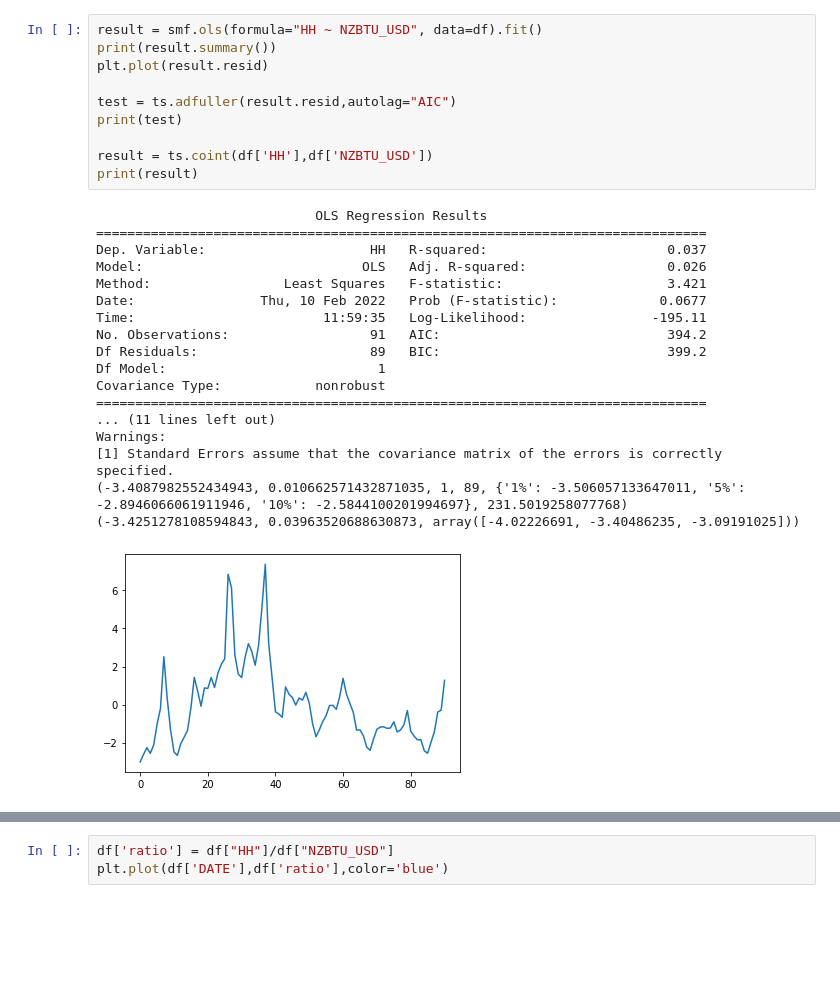
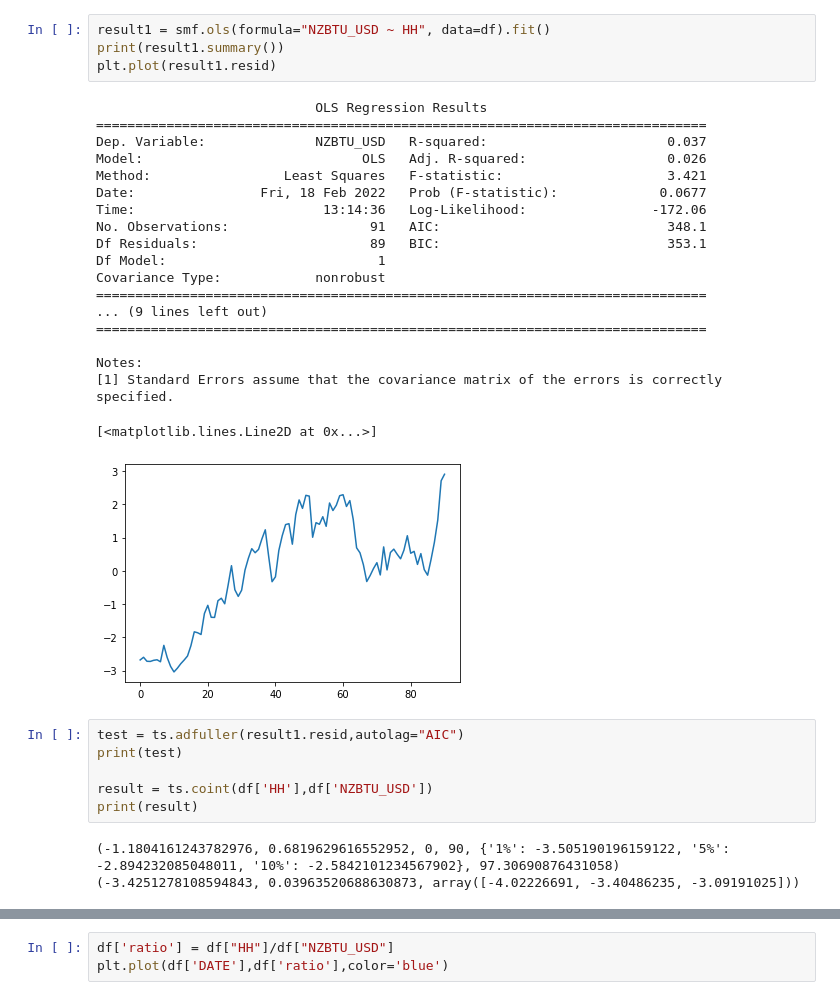
Before and after one commit to joe-ascroft/phd, a Jupyter notebook: jupyter code/metrics/gas nz.ipynb, the cells around one changed output, grey strips where cells are left out. Saved outputs shown, nothing was run; the diff lists cells and outputs as text; blank space fills up the shorter version.

```diff
--- a/jupyter code/metrics/gas nz.ipynb
+++ b/jupyter code/metrics/gas nz.ipynb
@@ -47,32 +56,36 @@ plt.grid(color="black")
+# %%
+result1 = smf.ols(formula="NZBTU_USD ~ HH", data=df).fit()
+print(result1.summary())
+plt.plot(result1.resid)
+# %% [output]
+                            OLS Regression Results
+==============================================================================
+Dep. Variable:              NZBTU_USD   R-squared:                       0.037
+Model:                            OLS   Adj. R-squared:                  0.026
+Method:                 Least Squares   F-statistic:                     3.421
+Date:                Fri, 18 Feb 2022   Prob (F-statistic):             0.0677
+Time:                        13:14:36   Log-Likelihood:                -172.06
+No. Observations:                  91   AIC:                             348.1
+Df Residuals:                      89   BIC:                             353.1
+Df Model:                           1
+Covariance Type:            nonrobust
+==============================================================================
+... (9 lines left out)
+==============================================================================
+
+Notes:
+[1] Standard Errors assume that the covariance matrix of the errors is correctly specified.
+[<matplotlib.lines.Line2D at 0x...>]
+[figure, added]
 # %%
-result = smf.ols(formula="HH ~ NZBTU_USD", data=df).fit()
-print(result.summary())
-plt.plot(result.resid)
-
-test = ts.adfuller(result.resid,autolag="AIC")
+test = ts.adfuller(result1.resid,autolag="AIC")
 print(test)
 
 result = ts.coint(df['HH'],df['NZBTU_USD'])
 print(result)
 # %% [output]
-                            OLS Regression Results
-==============================================================================
-Dep. Variable:                     HH   R-squared:                       0.037
-Model:                            OLS   Adj. R-squared:                  0.026
-Method:                 Least Squares   F-statistic:                     3.421
-Date:                Thu, 10 Feb 2022   Prob (F-statistic):             0.0677
-Time:                        11:59:35   Log-Likelihood:                -195.11
-No. Observations:                  91   AIC:                             394.2
-Df Residuals:                      89   BIC:                             399.2
-Df Model:                           1
-Covariance Type:            nonrobust
-==============================================================================
-... (11 lines left out)
-Warnings:
-[1] Standard Errors assume that the covariance matrix of the errors is correctly specified.
-(-3.4087982552434943, 0.010662571432871035, 1, 89, {'1%': -3.506057133647011, '5%': -2.8946066061911946, '10%': -2.5844100201994697}, 231.5019258077768)
+(-1.1804161243782976, 0.6819629616552952, 0, 90, {'1%': -3.505190196159122, '5%': -2.894232085048011, '10%': -2.5842101234567902}, 97.30690876431058)
 (-3.4251278108594843, 0.03963520688630873, array([-4.02226691, -3.40486235, -3.09191025]))
-[figure, removed]
 # %%
 test1 = ts.adfuller(df2['HH'],autolag="AIC")
 print(test1)
```
Also changed, not shown: parts of 10 cells of this notebook, 6 other files.
